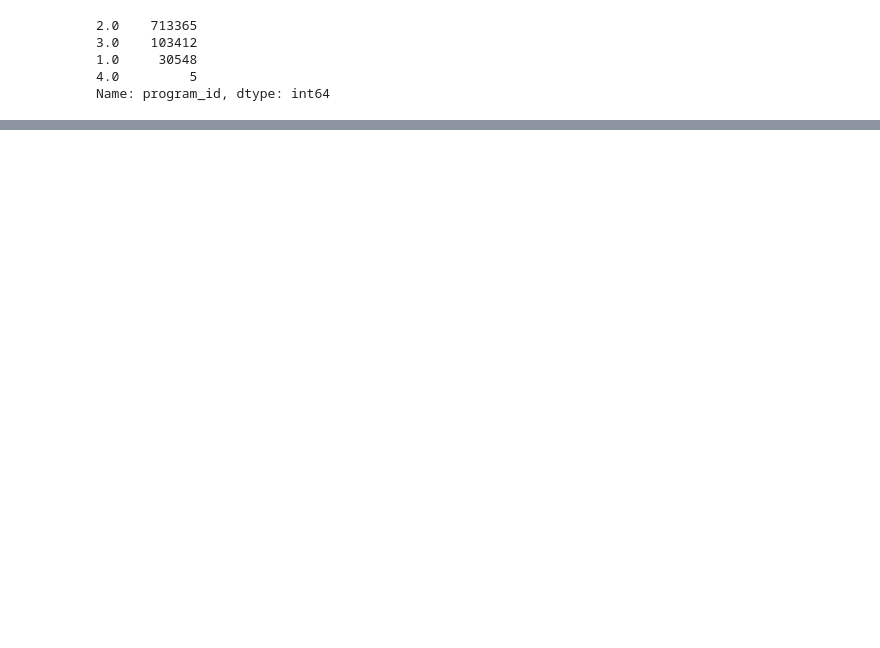
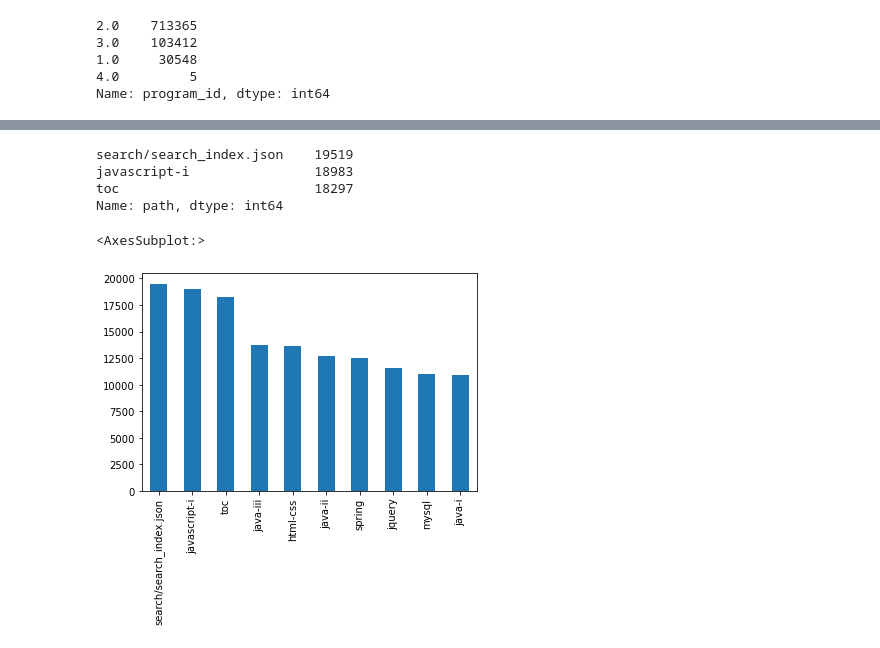
Before and after one commit to anomaly-project-jemison-01/anomaly_project, a Jupyter notebook: David/Questions.ipynb, the cells around one changed output, grey strips where cells are left out. Cells and saved outputs as stored; diff of their text form; code cells hidden in the pictures; blank space fills up the shorter version.

```diff
--- a/David/Questions.ipynb
+++ b/David/Questions.ipynb
@@ -703,3 +720,12 @@ df.program_id.value_counts()
 1.0     30548
 4.0         5
 Name: program_id, dtype: int64
+# %%
+#converting the program_id column from a int to a str
+df['program_id'] = df['program_id'].astype(str)
+
+#making four new columns for each program id and converting integers to strings that are easy to identify
+df['program_id'] = df['program_id'].str.replace('1', 'php').str.replace('2', 'java').str.replace('3', 'ds').str.replace('4', 'fe')
+
+#check df to ensure changes were successful
+df.head()
@@ -705,0 +740,22 @@ Name: program_id, dtype: int64
+# %%
+q1_df = df.copy()
+# %%
+#eliminates instances of user activity where curriculum is not accessed
+q1_df = q1_df[q1_df['path'].str.len() > 2]
+
+#assigning lesson groupings for student activity to the variable counts for number of students accessing curriculum
+counts = q1_df['path'].value_counts()
+
+#looking at the value_counts for each lesson most frequently visited by students
+counts.head(3)
+# %% [output]
+search/search_index.json    19519
+javascript-i                18983
+toc                         18297
+Name: path, dtype: int64
+# %%
+#Visualize the Counts in the Bar Chart
+counts.head(10).plot.bar()
+# %% [output]
+<AxesSubplot:>
+[figure, added]
```
Also changed, not shown: parts of 15 cells of this notebook.
